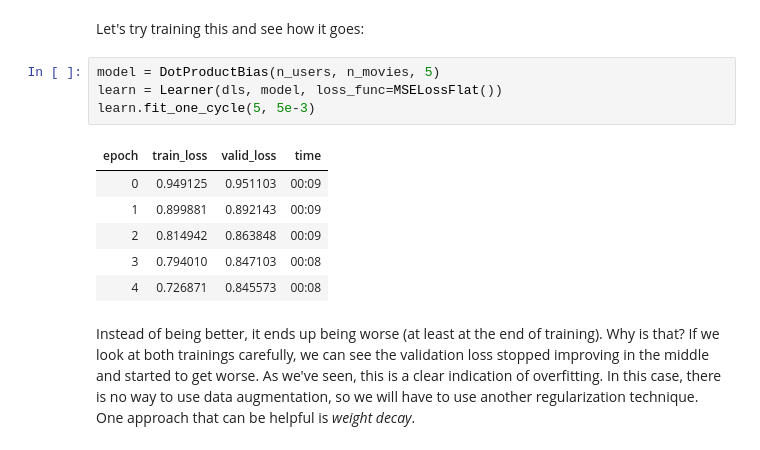
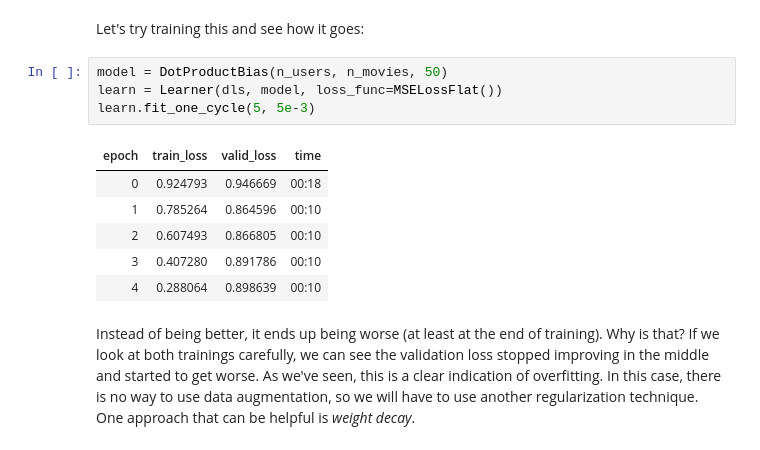
Before and after one commit to afortuny/DeepLearningFastAI, a Jupyter notebook: 09_Collaborative Filtering .ipynb, the cells around one changed output. Drawn from its saved outputs; the diff is of its cells as text.

```diff
--- a/09_Collaborative Filtering .ipynb
+++ b/09_Collaborative Filtering .ipynb
@@ -285,16 +282,16 @@ class DotProductBias(Module):
 # %% [markdown]
 Let's try training this and see how it goes:
 # %%
-model = DotProductBias(n_users, n_movies, 5)
+model = DotProductBias(n_users, n_movies, 50)
 learn = Learner(dls, model, loss_func=MSELossFlat())
 learn.fit_one_cycle(5, 5e-3)
 # %% [output]
 | epoch | train_loss | valid_loss | time |
-| 0 | 0.949125 | 0.951103 | 00:09 |
-| 1 | 0.899881 | 0.892143 | 00:09 |
-| 2 | 0.814942 | 0.863848 | 00:09 |
-| 3 | 0.794010 | 0.847103 | 00:08 |
-| 4 | 0.726871 | 0.845573 | 00:08 |
+| 0 | 0.924793 | 0.946669 | 00:18 |
+| 1 | 0.785264 | 0.864596 | 00:10 |
+| 2 | 0.607493 | 0.866805 | 00:10 |
+| 3 | 0.407280 | 0.891786 | 00:10 |
+| 4 | 0.288064 | 0.898639 | 00:10 |
 # %% [markdown]
 Instead of being better, it ends up being worse (at least at the end of training). Why is that? If we look at both trainings carefully, we can see the validation loss stopped improving in the middle and started to get worse. As we've seen, this is a clear indication of overfitting. In this case, there is no way to use data augmentation, so we will have to use another regularization technique. One approach that can be helpful is *weight decay*.
 # %% [markdown]
```
Also changed, not shown: parts of 25 cells of this notebook.
